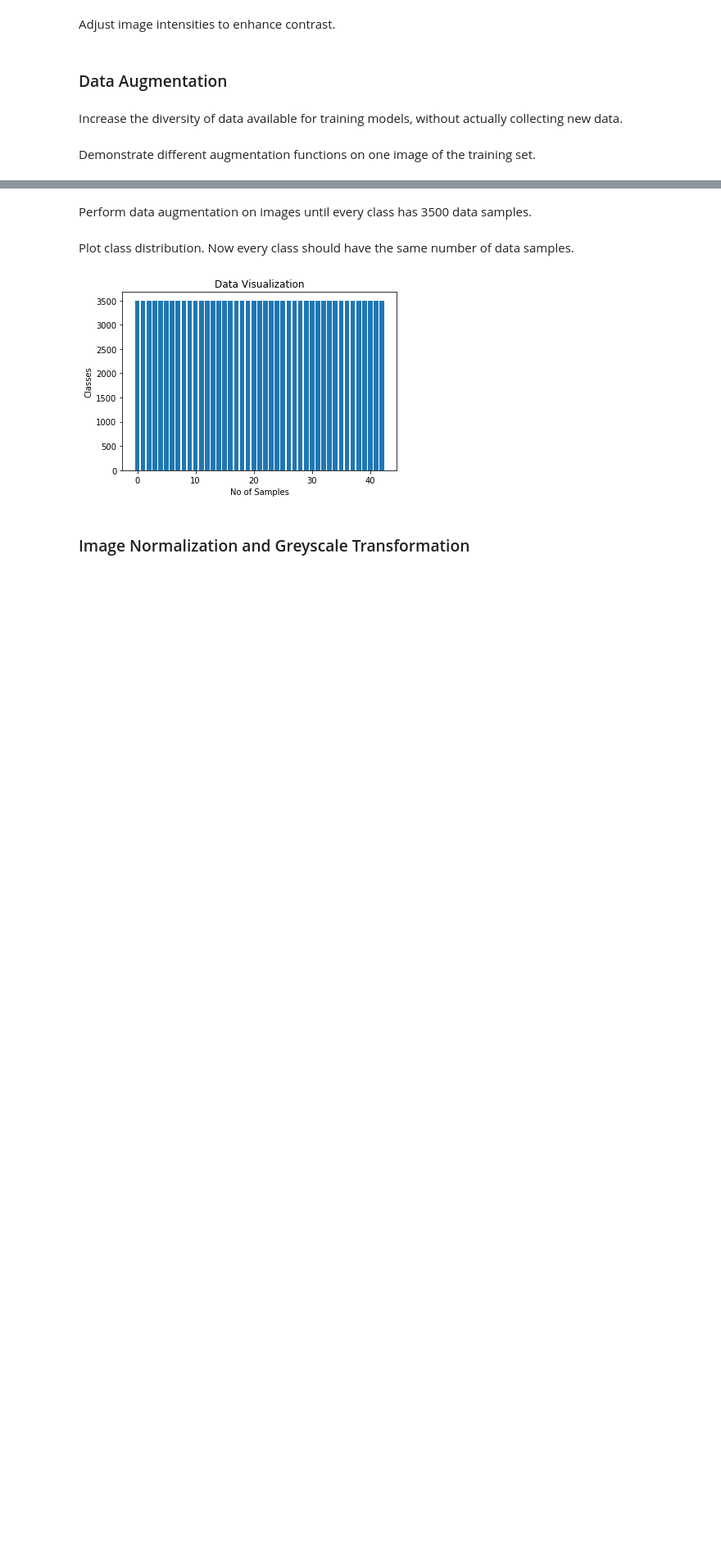
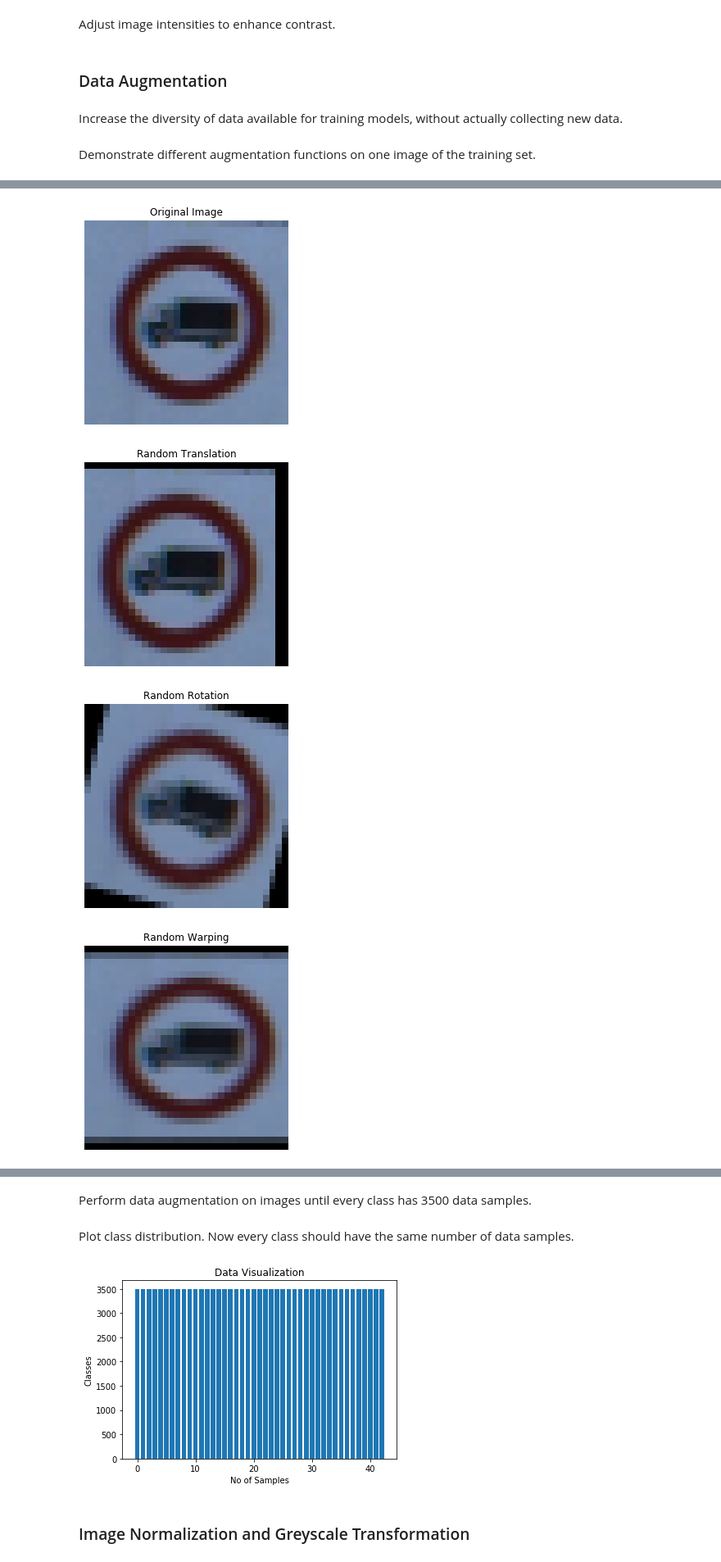
Before and after one commit to sebkaster/CarND-Traffic-Sign-Classifier-Project, a Jupyter notebook: Traffic_Sign_Classifier.ipynb, the cells around one changed output, grey strips where cells are left out. Shown at 82% size. Saved outputs shown, nothing was run; the diff lists cells and outputs as text; code cells hidden in the pictures; blank space fills up the shorter version.

```diff
--- a/Traffic_Sign_Classifier.ipynb
+++ b/Traffic_Sign_Classifier.ipynb
@@ -286,0 +257,61 @@ plt.show()
+# %%
+import matplotlib.ticker as ticker
+
+plt.imshow(X_train[0])
+plt.tight_layout()
+plt.axis('off')
+plt.title("Original Image")
+plt.gca().xaxis.set_major_locator(ticker.NullLocator())
+plt.gca().yaxis.set_major_locator(ticker.NullLocator())
+plt.savefig("orig_aug.png", dpi=100, bbox_inches = 'tight', pad_inches = 0)
+plt.show()
+
+plt.imshow(random_translate(X_train[0]))
+plt.tight_layout()
+plt.axis('off')
+plt.title("Random Translation")
+plt.gca().xaxis.set_major_locator(ticker.NullLocator())
+plt.gca().yaxis.set_major_locator(ticker.NullLocator())
+plt.savefig("translate_aug.png", dpi=100, bbox_inches = 'tight', pad_inches = 0)
+plt.show()
+
+plt.imshow(random_rotate(X_train[0]))
+plt.tight_layout()
+plt.axis('off')
+plt.title("Random Rotation")
+plt.gca().xaxis.set_major_locator(ticker.NullLocator())
+plt.gca().yaxis.set_major_locator(ticker.NullLocator())
+plt.savefig("rotate_aug.png", dpi=100, bbox_inches = 'tight', pad_inches = 0)
+plt.show()
+
+plt.imshow(random_warp(X_train[0]))
+plt.tight_layout()
+plt.axis('off')
+plt.title("Random Warping")
+plt.gca().xaxis.set_major_locator(ticker.NullLocator())
+plt.gca().yaxis.set_major_locator(ticker.NullLocator())
+plt.savefig("warp_aug.png", dpi=100, bbox_inches = 'tight', pad_inches = 0)
+plt.show()
+
+plt.imshow(random_scale(X_train[0]))
+plt.tight_layout()
+plt.axis('off')
+plt.title("Random Scale")
+plt.gca().xaxis.set_major_locator(ticker.NullLocator())
+plt.gca().yaxis.set_major_locator(ticker.NullLocator())
+plt.savefig("scale_aug.png", dpi=100, bbox_inches = 'tight', pad_inches = 0)
+plt.show()
+
+plt.imshow(random_brightness(X_train[0]))
+plt.tight_layout()
+plt.axis('off')
+plt.title("Random Brightness")
+plt.gca().xaxis.set_major_locator(ticker.NullLocator())
+plt.gca().yaxis.set_major_locator(ticker.NullLocator())
+plt.savefig("brightness_aug.png", dpi=100, bbox_inches = 'tight', pad_inches = 0)
+plt.show()
+# %% [output]
+[figure, added]
+[figure, added]
+[figure, added]
+[figure, added]
```
Also changed, not shown: parts of 21 cells of this notebook, 8 other files.
